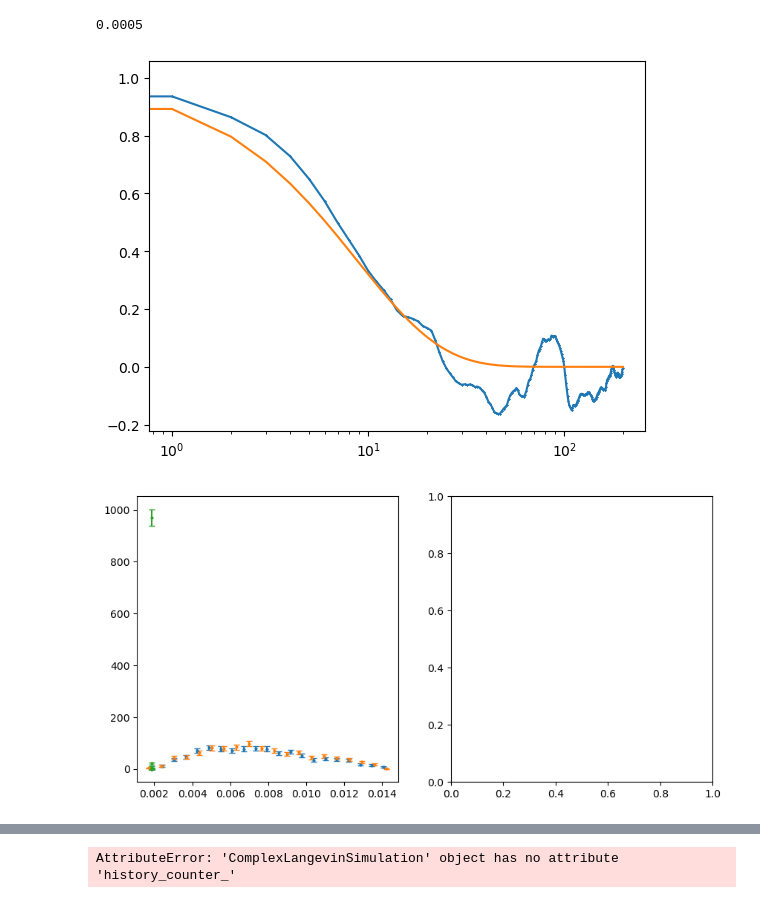
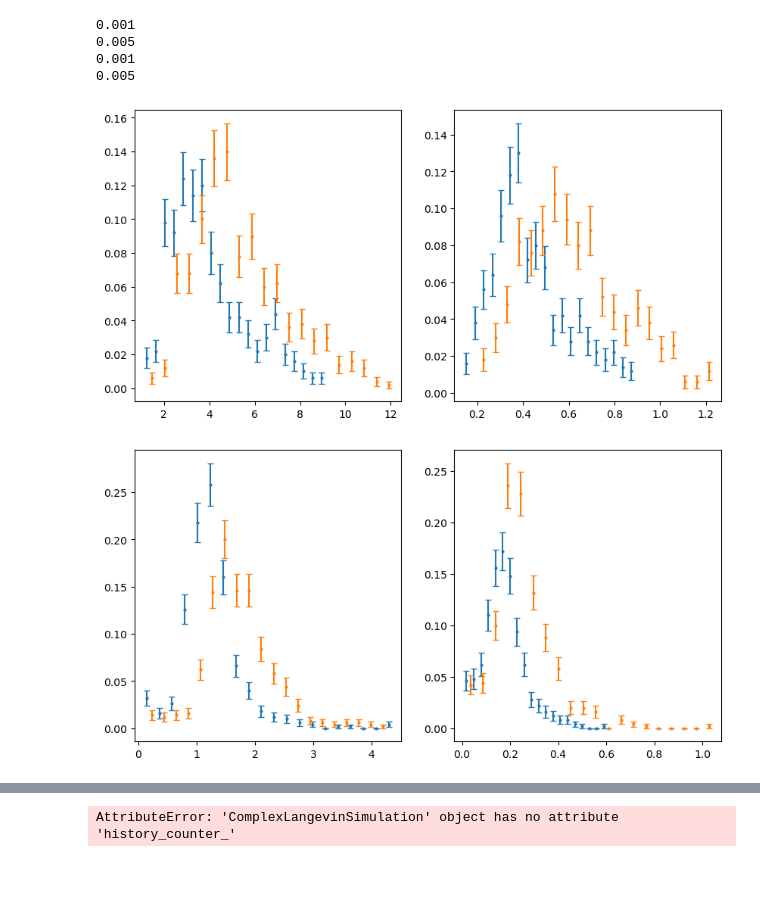
Before and after one commit to FabianHelmberger/Master_project, a Jupyter notebook: results/money_plots/notebooks/unmod/autocorr.ipynb, the cells around one changed output, grey strips where cells are left out. Drawn from its saved outputs; the diff is of its cells as text; code cells hidden in the pictures; blank space fills up the shorter version.

Commit message:
testing autocorr for unmod

```diff
--- a/results/money_plots/notebooks/unmod/autocorr.ipynb
+++ b/results/money_plots/notebooks/unmod/autocorr.ipynb
@@ -15,7 +15,7 @@ import pandas as pd
 # %%
 home = os.environ.get("HOME")
 # Set the folder containing the JSON files
-folder_path = f"{home}/gitrepos/clonscal/results/sim_data/unmod/autocorr"
+folder_path = f"{home}/gitrepos/clonscal_bak/results/sim_data/unmod/autocorr"
 
 
 # List all JSON files in the folder
@@ -40,13 +40,13 @@ for file in json_files:
         "sigma_abs": data["params"]["sigma_abs"],
         "sigma_phase": data["params"]["sigma_phase"],
         "lambda_abs": data["params"]["lambda_abs"],
+        "history_grid_size": data["params"]["history_grid_size"],
         "key": file.split(".json")[0],
     }
     # mean, variance_real, variance_imag, covariance_reim, counter
     # Add moment values
     for moment in ["1_moment", "2_moment"]:
         for key in data[moment]:
-            print(key)
             flattened_data[f"{moment}_{key}"] = data[moment][key]
 
     data_list.append(flattened_data)
@@ -171,52 +162,41 @@ df
-# %%
-key = "20250323_223326_6UmTAi"
-dt = df[df["key"] == key]["dt"].values[0]
-
-lt = histories[key]["2_moment"]["meas_times"][:, 0]
-lt = lt[~np.isnan(lt)]
-
-dat = histories[key]["2_moment"]["result"][:, 0]
-dat = dat[~np.isnan(dat)]
-acf = my_acf(dat)
-acl = my_acl(dat, lmax = int(1/dt))
-lag = np.array(range(acf.size))
-plt.semilogx(lag, acf, marker="x", markersize=1)
-plt.semilogx(lag, fit_exp(lag, acl))
-print(dt)
-# %% [output]
-0.0005
-[figure, removed]
 # %%
 from tqdm import tqdm
-
 for lamb, lamb_group in df.groupby("lambda_abs"):
     for (sigma_abs, sigma_phase), sigma_group in lamb_group.groupby(["sigma_abs", "sigma_phase"]):
         sigma = sigma_abs*np.exp(1j*sigma_phase)
-        fig, axes = plt.subplots(1, 2, figsize=(10, 5))
 
-        for dt, dr_group in sigma_group.groupby("dt"):
-            key = dr_group["key"].unique()
-            if len(key) != 1: print("Non unique")
-            key = key[0]
-            histor = histories[key]
+        for obs_name in ["1_moment", "2_moment"]:
+            fig, axes = plt.subplots(1, 2, figsize=(10, 5))
+            for dt, dr_group in sigma_group.groupby("dt"):
+                key = dr_group["key"].unique()
+                if len(key) != 1: print("Non unique")
+                key = key[0]
+                hist_grid_size = dr_group["history_grid_size"].values[0]
+                print(hist_grid_size)
 
-            acls = {}
-            acl_vals = []
-            for name, hist in histories[key].items():
-                if name == "1_moment":
+                acl_real = autocorr_lengths_real[key]
+                acl_imag = autocorr_lengths_imag[key]
+                # for (_, acl_real),(_, acl_imag)  in zip(autocorr_lengths_real[key].items(), autocorr_lengths_imag[key].items()):
+                hist_counts, x_edges = np.histogram(acl_real[f"{obs_name}_real"], bins=20)
+                hist_errors = np.sqrt(hist_counts)
+                total_counts = np.sum(hist_counts)
+                hist = hist_counts / total_counts
+                hist_errors = hist_errors / total_counts
+                X_centers = (x_edges[:-1] + x_edges[1:]) / 2
+                axes[0].errorbar(X_centers*dt*10, hist, yerr=hist_errors, fmt='o', markersize=2, capsize=3, label=f"$\lambda = {lamb}$")
 
-                    for traj_idx in tqdm(range(dr_group["trajs"].values[0])):
-                        lt = hist["meas_times"][:, traj_idx]
-                        lt = lt[~np.isnan(lt)]
-
-                        dat = hist["result"][:, traj_idx]
-                        dat = dat[~np.isnan(dat)]
-                        acl_vals.append(np.array(my_acl(dat, lmax = int(1/dt))))
-
-            acls[name] = acl_vals
-            counts, bin_edges = np.histogram(acl_vals, bins=20)
-            bin_centers = (bin_edges[:-1] + bin_edges[1:]) / 2
-            axes[0].errorbar(bin_centers*dt, counts, yerr=np.sqrt(counts), fmt='o',markersize=2, capsize=3)
+                hist_counts, x_edges = np.histogram(acl_imag[f"{obs_name}_imag"], bins=20)
+                hist_errors = np.sqrt(hist_counts)
+                total_counts = np.sum(hist_counts)
+                hist = hist_counts / total_counts
+                hist_errors = hist_errors / total_counts
+                X_centers = (x_edges[:-1] + x_edges[1:]) / 2
+                axes[1].errorbar(X_centers*dt, hist, yerr=hist_errors, fmt='o', markersize=2, capsize=3, label=f"$\lambda = {lamb}$")
 # %% [output]
+0.001
+0.005
+0.001
+0.005
-[figure, old version]
+[figure, new version]
+[figure, added]
 # %%
```
Also changed, not shown: parts of 29 cells of this notebook.
